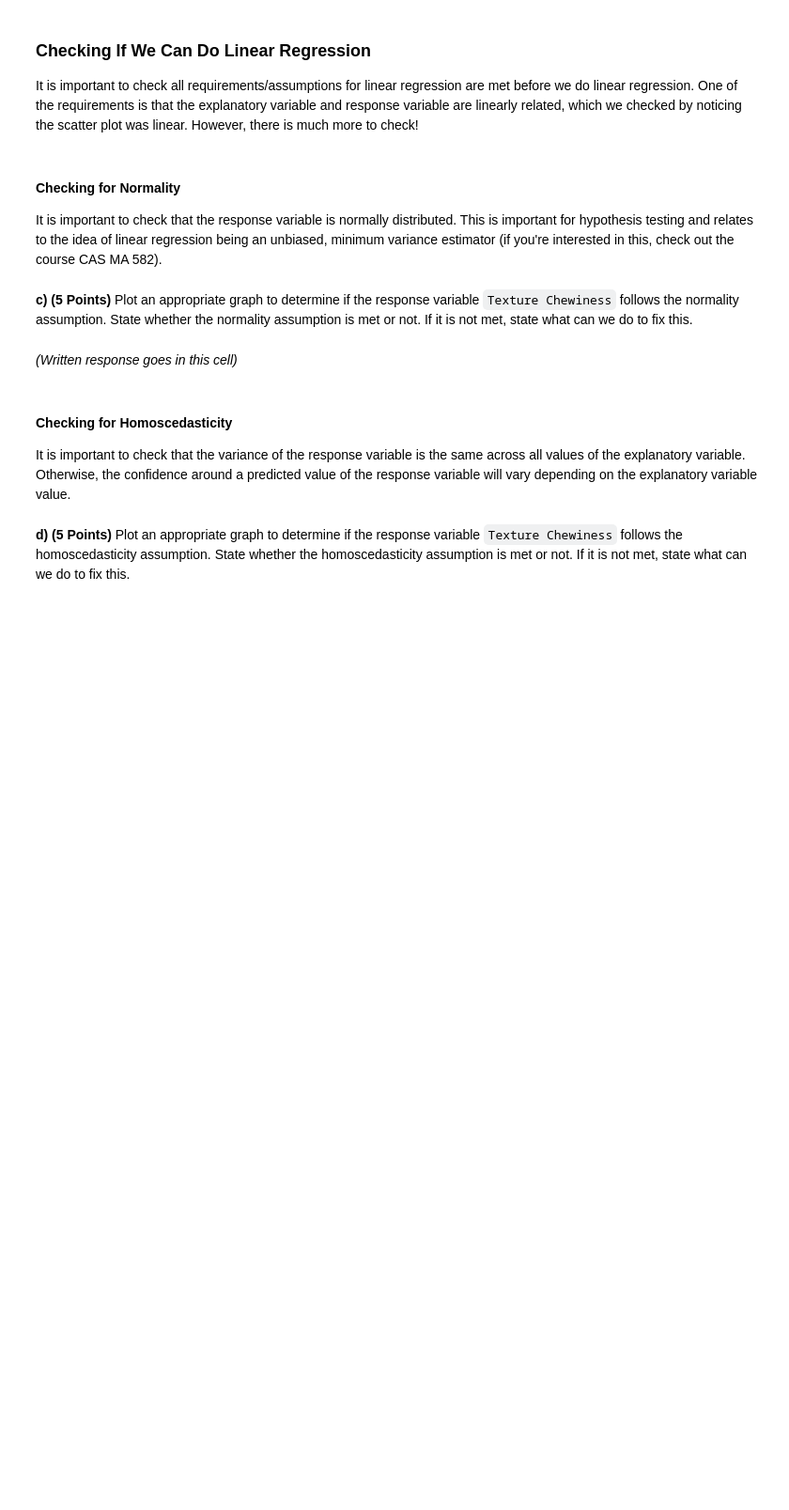
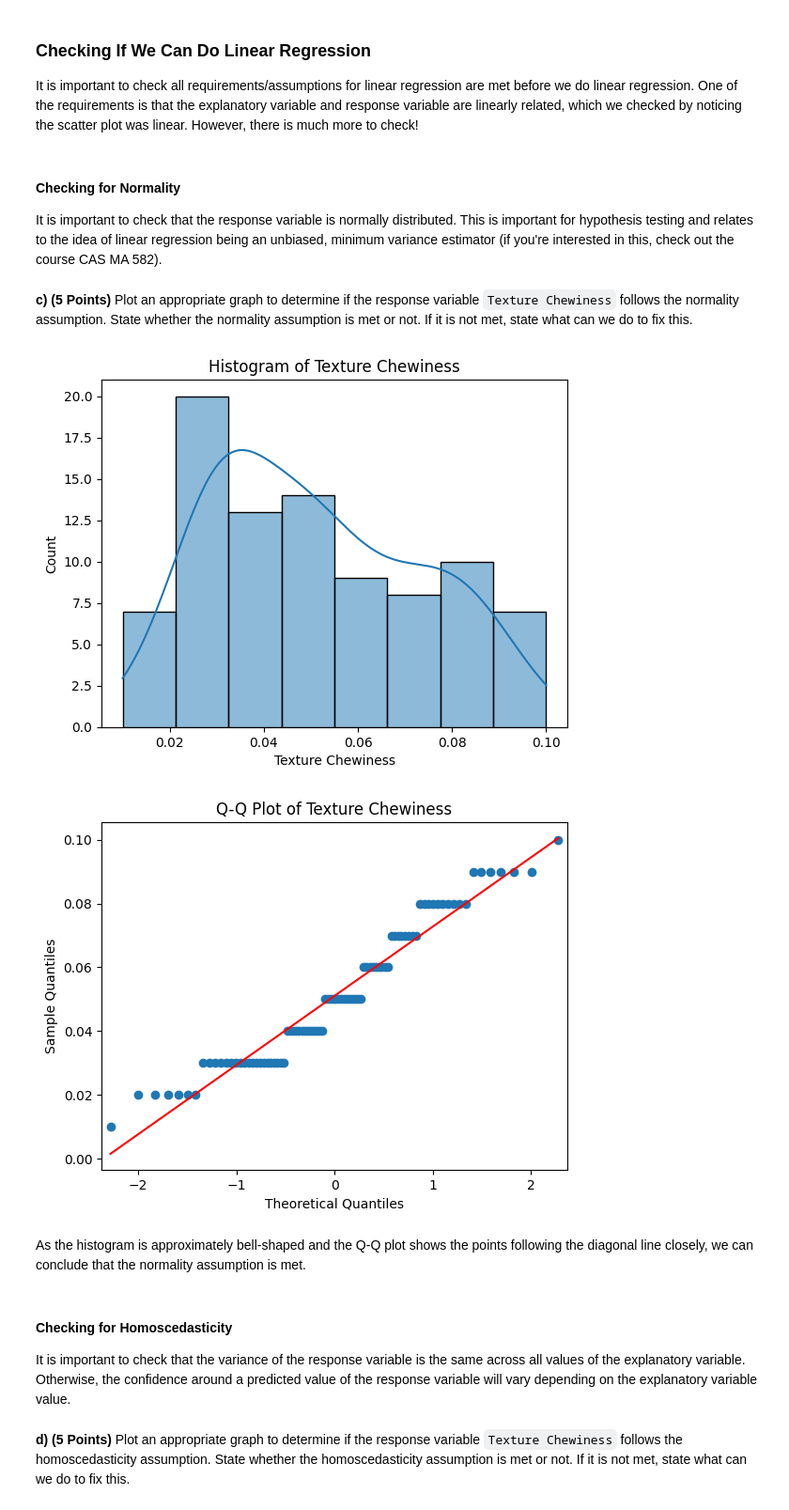
Before and after one commit to CS506-Boston-University/homework-4-phs-sakshi, a Jupyter notebook: homework4.ipynb, the cells around one changed output. Shown at 94% size. Cells and saved outputs as stored; diff of their text form; code cells hidden in the pictures; blank space fills up the shorter version.

```diff
--- a/homework4.ipynb
+++ b/homework4.ipynb
@@ -221,5 +283,22 @@ It is important to check that the response variable is normally distributed. Thi
-# %% [markdown]
-_(Written response goes in this cell)_
+# %%
+#Plot in this cell
+import seaborn as sns
+import matplotlib.pyplot as plt
+import statsmodels.api as sm
+
+sns.histplot(data=cookie_data, x='Texture Chewiness', kde=True)
+plt.title('Histogram of Texture Chewiness')
+plt.show()
+
+sm.qqplot(cookie_data['Texture Chewiness'], line='s')
+plt.title('Q-Q Plot of Texture Chewiness')
+
+plt.show()
+# %% [output]
+[figure, added]
+[figure, added]
+# %% [markdown]
+As the histogram is approximately bell-shaped and the Q-Q plot shows the points following the diagonal line closely, we can conclude that the normality assumption is met.
 # %% [markdown]
 #### Checking for Homoscedasticity
 It is important to check that the variance of the response variable is the same across all values of the explanatory variable. Otherwise, the confidence around a predicted value of the response variable will vary depending on the explanatory variable value.
```
Also changed, not shown: parts of 38 cells of this notebook, 6 other files.
